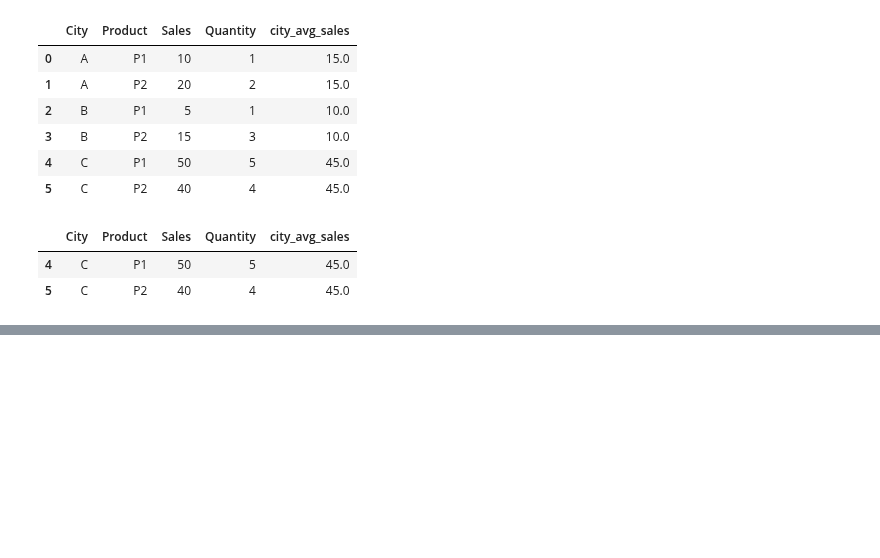
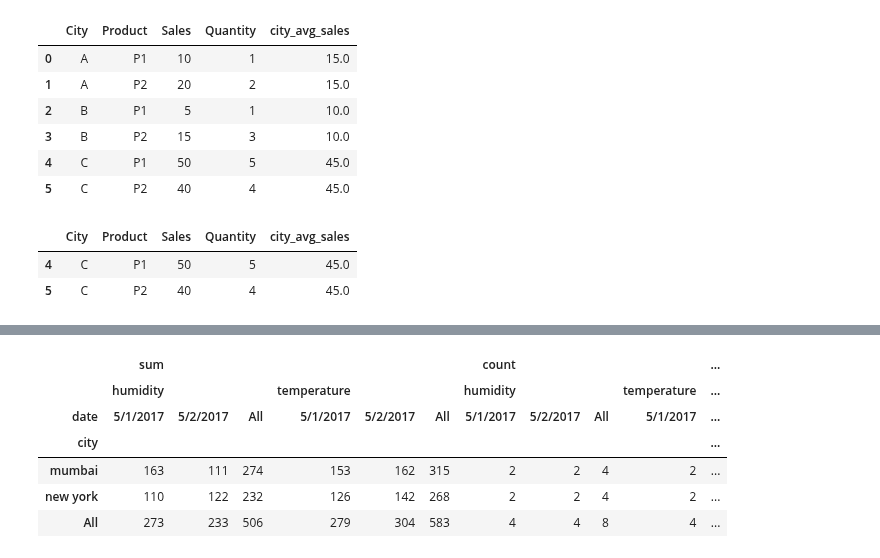
Before and after one commit to Masireddyvamshi/Exploratory_Data_Analysis, a Jupyter notebook: PandasYT.ipynb, the cells around one changed output, grey strips where cells are left out. Cells and saved outputs as stored; diff of their text form; code cells hidden in the pictures; blank space fills up the shorter version.

```diff
--- a/PandasYT.ipynb
+++ b/PandasYT.ipynb
@@ -3913,0 +4141,11 @@ df.groupby('City').filter(lambda x:x['Sales'].sum()>50)
+# %%
+data = {
+    'date': ['5/1/2017', '5/1/2017', '5/2/2017', '5/2/2017',
+             '5/1/2017', '5/1/2017', '5/2/2017', '5/2/2017'],
+    'city': ['new york', 'new york', 'new york', 'new york',
+             'mumbai', 'mumbai', 'mumbai', 'mumbai'],
+    'temperature': [65, 61, 70, 72, 75, 78, 82, 80],
+    'humidity': [56, 54, 60, 62, 80, 83, 85, 26]
+}
+
+weather2 = pd.DataFrame(data)
@@ -3913,0 +4228,10 @@ df.groupby('City').filter(lambda x:x['Sales'].sum()>50)
+# %%
+weather2.pivot_table(index='city',columns='date',aggfunc=['sum','count'],margins=True)
+# %% [output]
+|  | sum |  |  |  |  |  | count |  |  |  | ... |
+|  | humidity |  |  | temperature |  |  | humidity |  |  | temperature | ... |
+| date | 5/1/2017 | 5/2/2017 | All | 5/1/2017 | 5/2/2017 | All | 5/1/2017 | 5/2/2017 | All | 5/1/2017 | ... |
+| city |  |  |  |  |  |  |  |  |  |  | ... |
+| mumbai | 163 | 111 | 274 | 153 | 162 | 315 | 2 | 2 | 4 | 2 | ... |
+| new york | 110 | 122 | 232 | 126 | 142 | 268 | 2 | 2 | 4 | 2 | ... |
+| All | 273 | 233 | 506 | 279 | 304 | 583 | 4 | 4 | 8 | 4 | ... |
```
Also changed, not shown: parts of 40 cells of this notebook.
